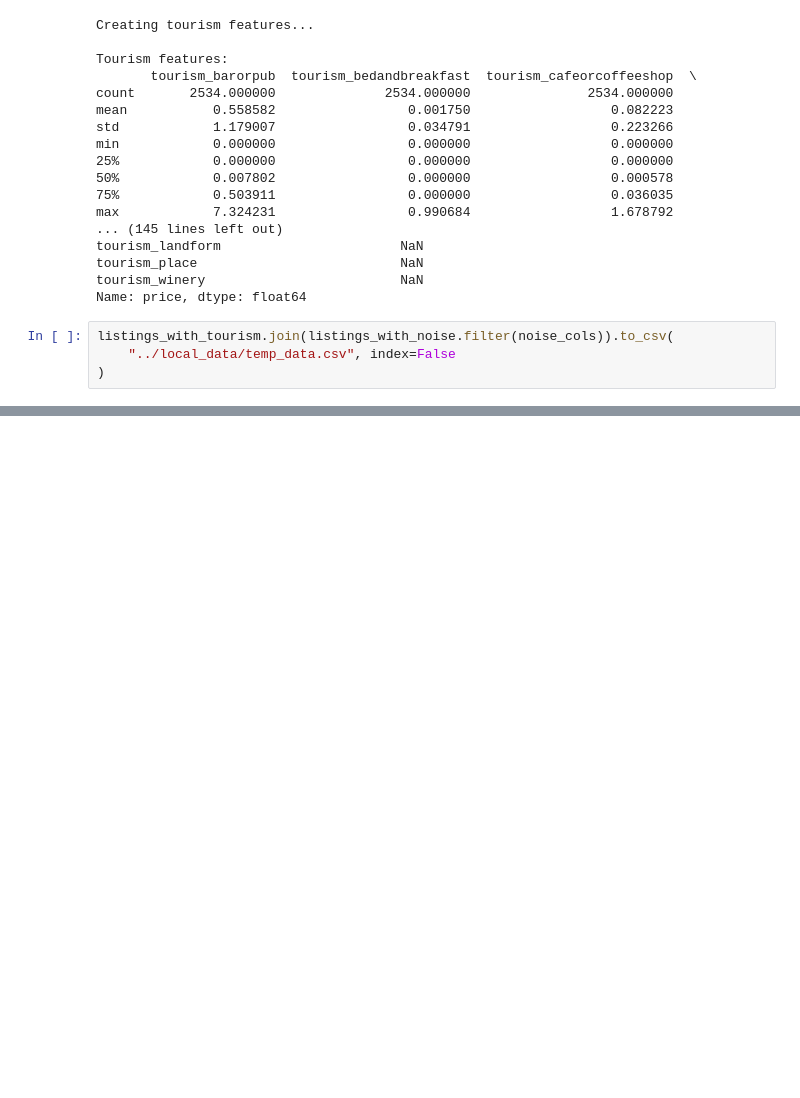
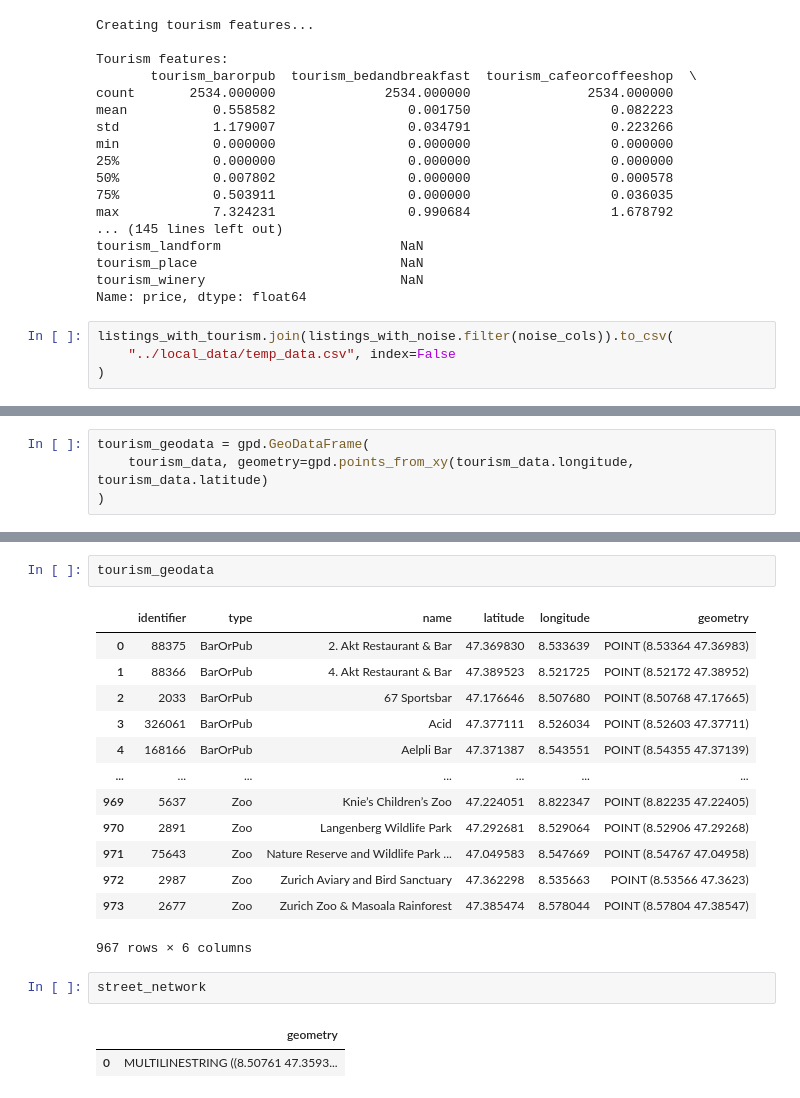
Before and after one commit to gerome-rac/DSF, a Jupyter notebook: data_analysis/airbnb.ipynb, the cells around one changed output, grey strips where cells are left out. Cells and saved outputs as stored; diff of their text form; blank space fills up the shorter version.

```diff
--- a/data_analysis/airbnb.ipynb
+++ b/data_analysis/airbnb.ipynb
@@ -783,0 +910,4 @@ listings_with_tourism.join(listings_with_noise.filter(noise_cols)).to_csv(
+# %%
+tourism_geodata = gpd.GeoDataFrame(
+    tourism_data, geometry=gpd.points_from_xy(tourism_data.longitude, tourism_data.latitude)
+)
@@ -783,0 +938,21 @@ listings_with_tourism.join(listings_with_noise.filter(noise_cols)).to_csv(
+# %%
+tourism_geodata
+# %% [output]
+|  | identifier | type | name | latitude | longitude | geometry |
+| 0 | 88375 | BarOrPub | 2. Akt Restaurant & Bar | 47.369830 | 8.533639 | POINT (8.53364 47.36983) |
+| 1 | 88366 | BarOrPub | 4. Akt Restaurant & Bar | 47.389523 | 8.521725 | POINT (8.52172 47.38952) |
+| 2 | 2033 | BarOrPub | 67 Sportsbar | 47.176646 | 8.507680 | POINT (8.50768 47.17665) |
+| 3 | 326061 | BarOrPub | Acid | 47.377111 | 8.526034 | POINT (8.52603 47.37711) |
+| 4 | 168166 | BarOrPub | Aelpli Bar | 47.371387 | 8.543551 | POINT (8.54355 47.37139) |
+| ... | ... | ... | ... | ... | ... | ... |
+| 969 | 5637 | Zoo | Knie’s Children’s Zoo | 47.224051 | 8.822347 | POINT (8.82235 47.22405) |
+| 970 | 2891 | Zoo | Langenberg Wildlife Park | 47.292681 | 8.529064 | POINT (8.52906 47.29268) |
+| 971 | 75643 | Zoo | Nature Reserve and Wildlife Park ... | 47.049583 | 8.547669 | POINT (8.54767 47.04958) |
+| 972 | 2987 | Zoo | Zurich Aviary and Bird Sanctuary | 47.362298 | 8.535663 | POINT (8.53566 47.3623) |
+| 973 | 2677 | Zoo | Zurich Zoo & Masoala Rainforest | 47.385474 | 8.578044 | POINT (8.57804 47.38547) |
+967 rows × 6 columns
+# %%
+street_network
+# %% [output]
+|  | geometry |
+| 0 | MULTILINESTRING ((8.50761 47.3593... |
```
Also changed, not shown: parts of 12 cells of this notebook, 2 other files.
